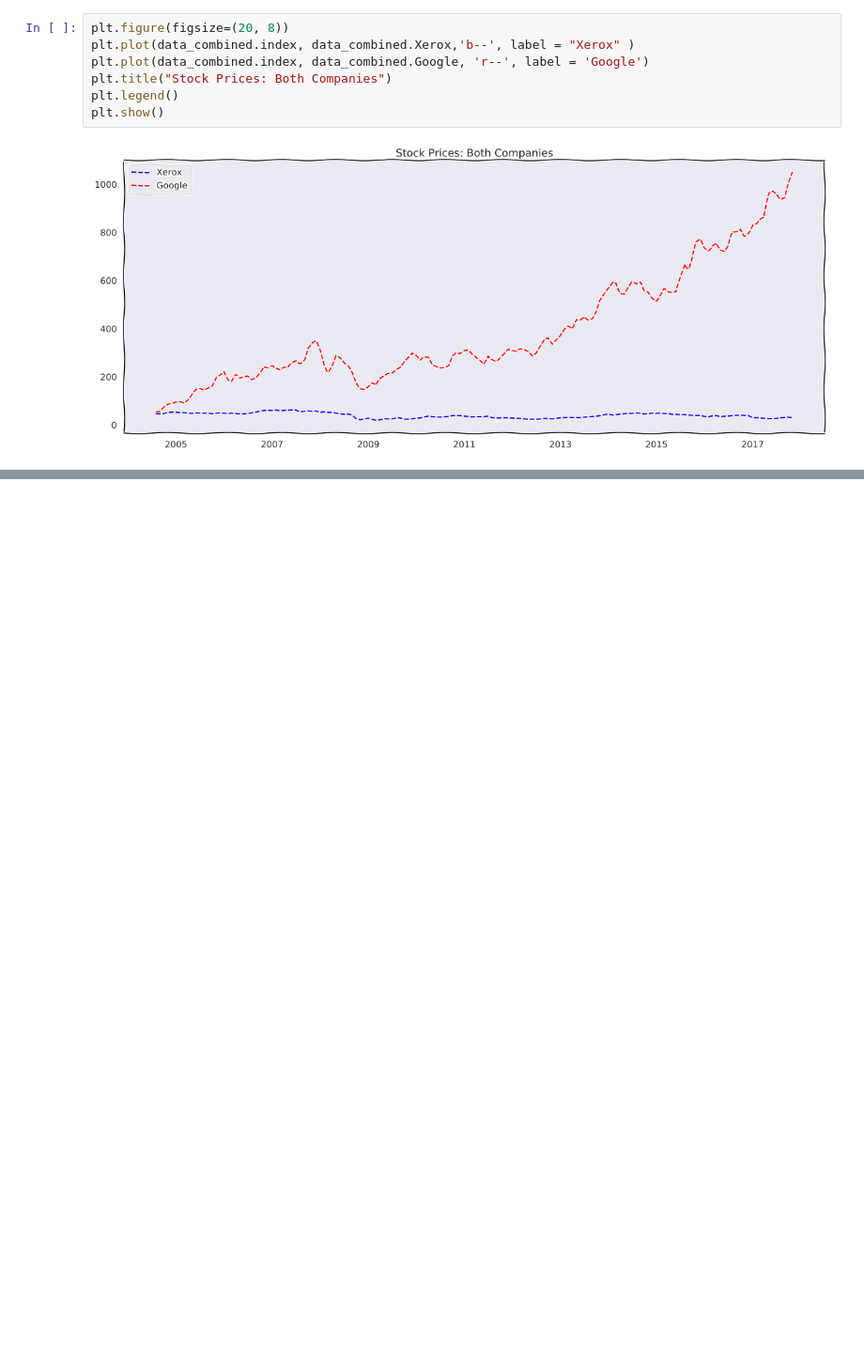
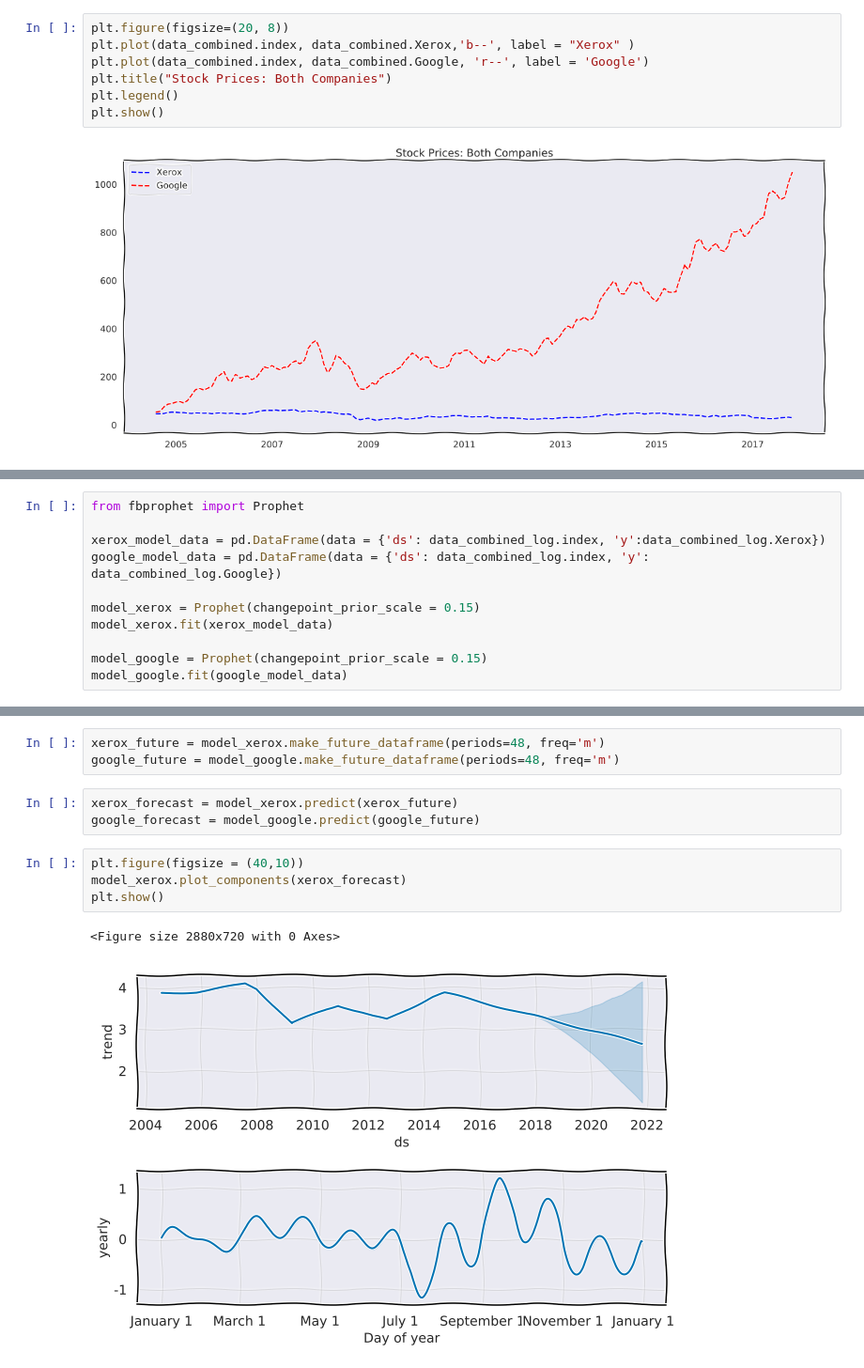
Before and after one commit to Turing-Machines-PESU/stock_market_analysis, a Jupyter notebook: advanced_analysis_xerox.ipynb, the cells around one changed output, grey strips where cells are left out. Shown at 94% size. Drawn from its saved outputs; the diff is of its cells as text; blank space fills up the shorter version.

Commit message:
Analysis: Forecasting using Prophet

```diff
--- a/advanced_analysis_xerox.ipynb
+++ b/advanced_analysis_xerox.ipynb
@@ -499,0 +523,11 @@ from fbprophet import Prophet
+# %%
+from fbprophet import Prophet
+
+xerox_model_data = pd.DataFrame(data = {'ds': data_combined_log.index, 'y':data_combined_log.Xerox})
+google_model_data = pd.DataFrame(data = {'ds': data_combined_log.index, 'y': data_combined_log.Google})
+
+model_xerox = Prophet(changepoint_prior_scale = 0.15)
+model_xerox.fit(xerox_model_data)
+
+model_google = Prophet(changepoint_prior_scale = 0.15)
+model_google.fit(google_model_data)
@@ -499,0 +540,13 @@ from fbprophet import Prophet
+# %%
+xerox_future = model_xerox.make_future_dataframe(periods=48, freq='m')
+google_future = model_google.make_future_dataframe(periods=48, freq='m')
+# %%
+xerox_forecast = model_xerox.predict(xerox_future)
+google_forecast = model_google.predict(google_future)
+# %%
+plt.figure(figsize = (40,10))
+model_xerox.plot_components(xerox_forecast)
+plt.show()
+# %% [output]
+<Figure size 2880x720 with 0 Axes>
+[figure, added]
```
Also changed, not shown: parts of 9 cells of this notebook, 1 other file.
